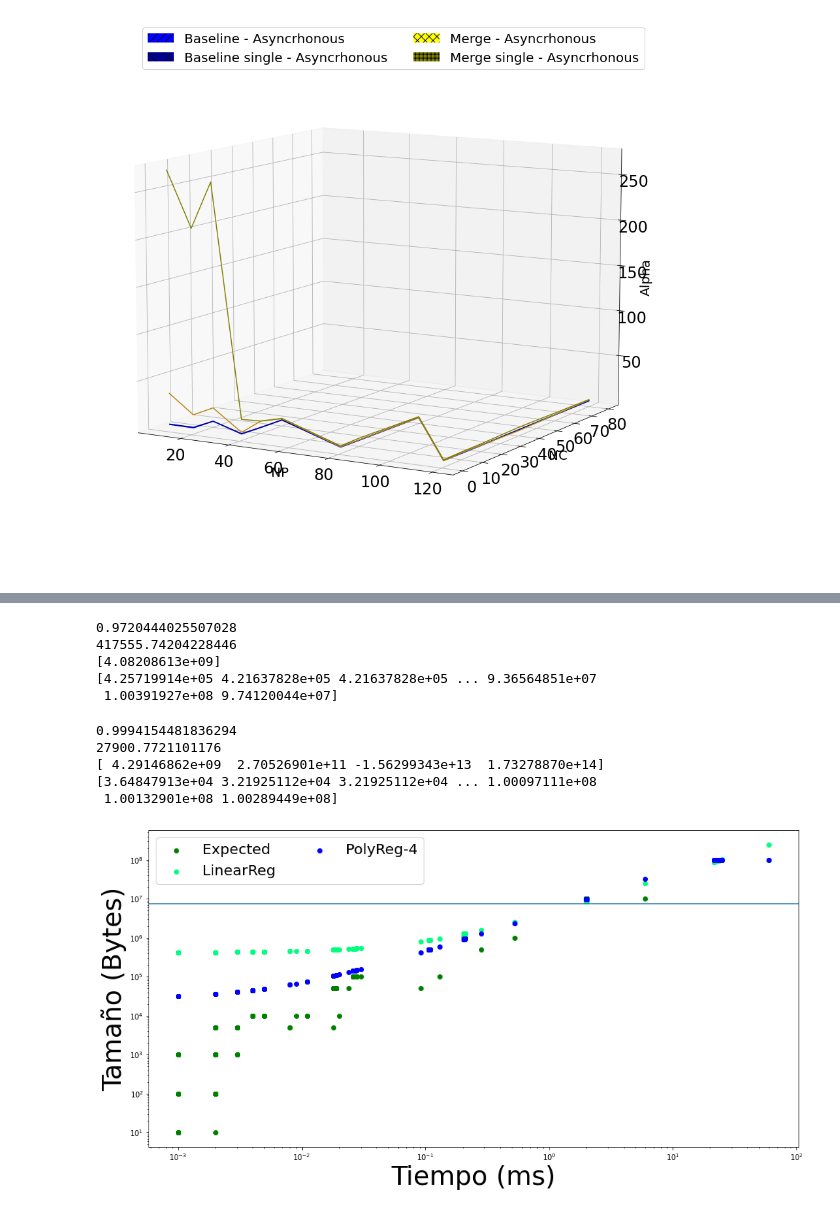
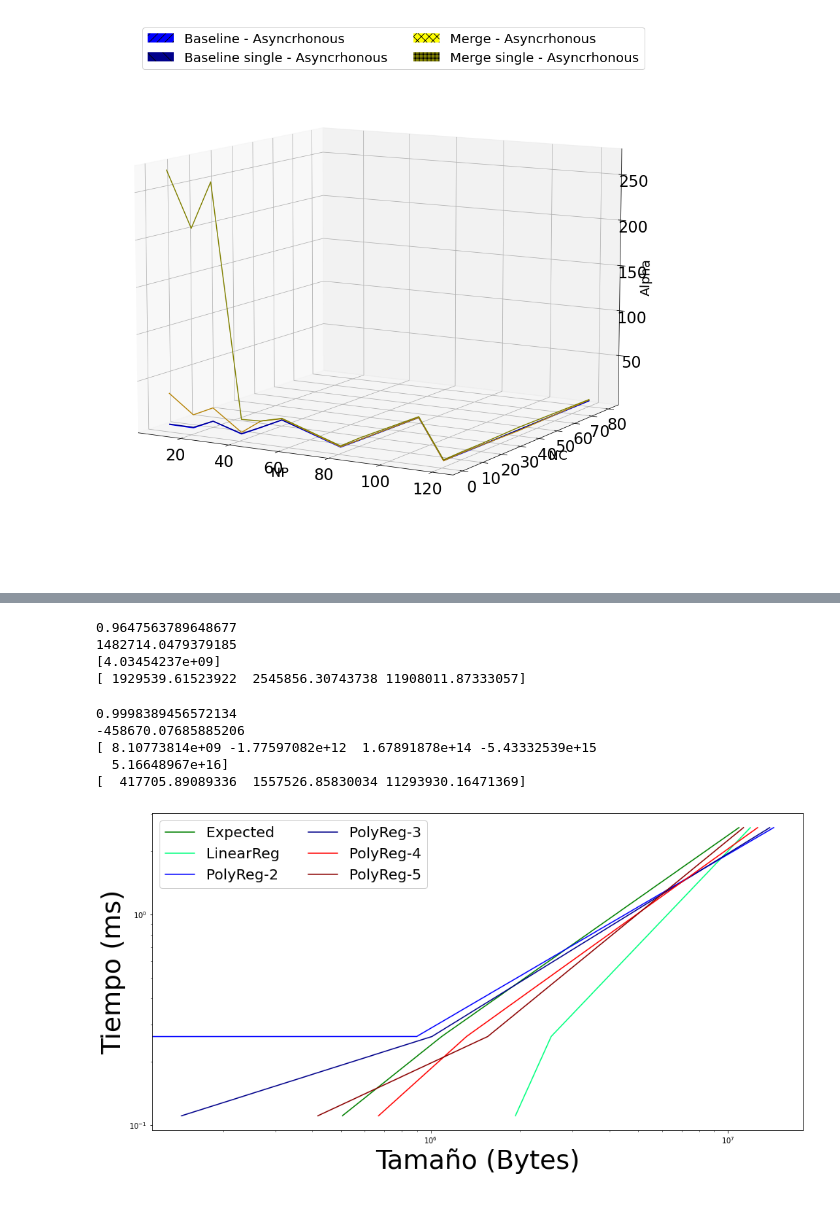
Before and after one commit to hpca-uji/Proteo, a Jupyter notebook: Analysis/analyser.ipynb, the cells around one changed output, grey strips where cells are left out. Drawn from its saved outputs; the diff is of its cells as text; code cells hidden in the pictures.

```diff
--- a/Analysis/analyser.ipynb
+++ b/Analysis/analyser.ipynb
@@ -1248,9 +1250,9 @@ def results_with_perc(tipo, data_aux, rms_boundary=0):
                 results.append(aux_data)
     return results
 # %%
-checked_type='tc'
-use_perc = False
-rms_boundary=0 # Poner a 0 para perspectiva de app. Valor >0 y <1 para perspectiva de RMS
+checked_type='te'
+use_perc = True
+rms_boundary=0.1 # Poner a 0 para perspectiva de app. Valor >0 y <1 para perspectiva de RMS
 if checked_type=='te':
     tipo="TE"
     data_aux=dfG
@@ -1415,0 +1436,7 @@ y = [10.000000, 10.000000, 10.000000, 10.000000, 10.000000, 10.000000, 10.000000
+
+for i in range(len(x)):
+    if x[i] == 0:
+        x[i] = 0.0000009
+
+x = x[7*100+1:]
+y = y[7*100+1:]
@@ -1435,18 +1483,18 @@ print(reg.score(x, y))
 print(reg.intercept_)
 print(reg.coef_)
 
-reg_array = reg.predict(x)
+
+reg_array = reg.predict(x_values)
 print(reg_array)
 y_array.append(reg_array)
 aux_labels.append("LinearReg")
 # %% [output]
-0.9720444025507028
-417555.74204228446
-[4.08208613e+09]
-[4.25719914e+05 4.21637828e+05 4.21637828e+05 ... 9.36564851e+07
- 1.00391927e+08 9.74120044e+07]
+0.9647563789648677
+1482714.0479379185
+[4.03454237e+09]
+[ 1929539.61523922  2545856.30743738 11908011.87333057]
 # %%
-degrees = 4
+degrees = 5
 poly = PolynomialFeatures(degree=degrees, include_bias=False)
 poly_features = poly.fit_transform(x)
 poly_reg = LinearRegression()
@@ -1456,30 +1504,31 @@ print(poly_reg.score(poly_features, y))
 print(poly_reg.intercept_)
 print(poly_reg.coef_)
 
+poly = PolynomialFeatures(degree=degrees, include_bias=False)
+poly_features = poly.fit_transform(x_values)
 poly_array = poly_reg.predict(poly_features)
 print(poly_array)
 y_array.append(poly_array)
 aux_labels.append("PolyReg-"+str(degrees))
 # %% [output]
-0.9994154481836294
-27900.7721101176
-[ 4.29146862e+09  2.70526901e+11 -1.56299343e+13  1.73278870e+14]
-[3.64847913e+04 3.21925112e+04 3.21925112e+04 ... 1.00097111e+08
- 1.00132901e+08 1.00289449e+08]
+0.9998389456572134
+-458670.07685885206
+[ 8.10773814e+09 -1.77597082e+12  1.67891878e+14 -5.43332539e+15
+  5.16648967e+16]
+[  417705.89089336  1557526.85830034 11293930.16471369]
 # %%
 f=plt.figure(figsize=(16, 8))
 ax=f.add_subplot(111)
 
-
 for i in range(len(y_array)):
-    ax.scatter(x2,y_array[i], color=colors_spawn[i])
-#ax.plot(x2,y, color=colors_spawn[0])
-ax.set_ylabel("Tamaño (Bytes)", fontsize=36)
-ax.set_xlabel("Tiempo (ms)", fontsize=36)
-ax.axhline(7549560)
+    #ax.scatter(x_values2,y_array[i], color=colors_spawn[i])
+    ax.plot(y_array[i],x_values2, color=colors_spawn[i])
+ax.set_xlabel("Tamaño (Bytes)", fontsize=36)
+ax.set_ylabel("Tiempo (ms)", fontsize=36)
+#ax.axhline(7549560)
 plt.legend(labels=aux_labels, loc='best', fontsize=20,ncol=2,framealpha=1)
 plt.xscale("log")
 plt.yscale("log")
 f.savefig("Images/Regresion.png", format="png")
 # %% [output]
-[figure, old version]
+[figure, new version]
```
Also changed, not shown: parts of 16 cells of this notebook.
